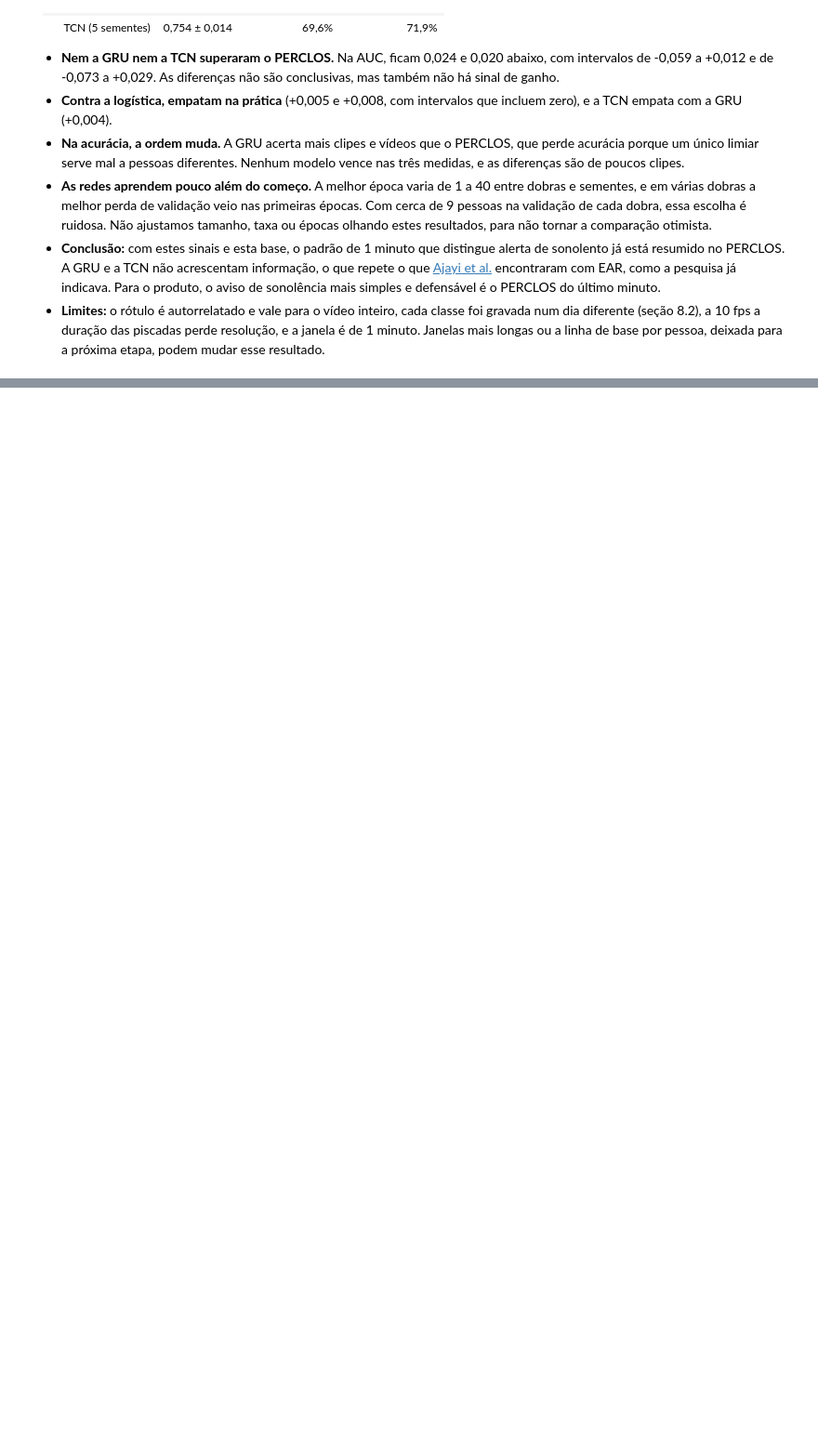
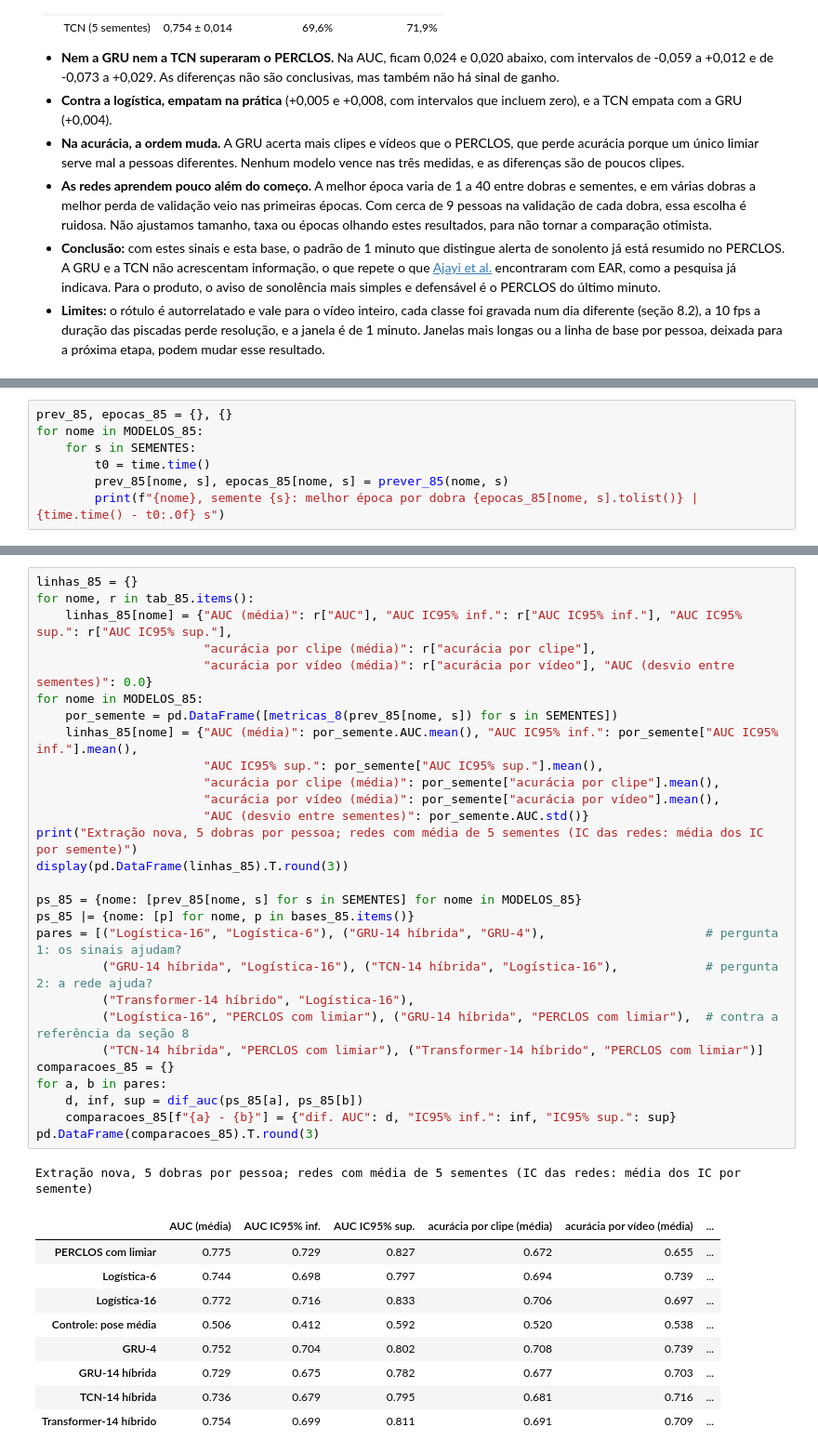
Before and after one commit to rcapozzielli/entrega_final_InsperAI_Wakely, a Jupyter notebook: wakely.ipynb, the cells around one changed output, grey strips where cells are left out. Shown at 93% size. Drawn from its saved outputs; the diff is of its cells as text; blank space fills up the shorter version.

```diff
--- a/wakely.ipynb
+++ b/wakely.ipynb
@@ -2682,0 +3021,7 @@ pd.DataFrame(comparacoes).T.round(3)
+# %%
+prev_85, epocas_85 = {}, {}
+for nome in MODELOS_85:
+    for s in SEMENTES:
+        t0 = time.time()
+        prev_85[nome, s], epocas_85[nome, s] = prever_85(nome, s)
+        print(f"{nome}, semente {s}: melhor época por dobra {epocas_85[nome, s].tolist()} | {time.time() - t0:.0f} s")
@@ -2682,0 +3049,39 @@ pd.DataFrame(comparacoes).T.round(3)
+# %%
+linhas_85 = {}
+for nome, r in tab_85.items():
+    linhas_85[nome] = {"AUC (média)": r["AUC"], "AUC IC95% inf.": r["AUC IC95% inf."], "AUC IC95% sup.": r["AUC IC95% sup."],
+                       "acurácia por clipe (média)": r["acurácia por clipe"],
+                       "acurácia por vídeo (média)": r["acurácia por vídeo"], "AUC (desvio entre sementes)": 0.0}
+for nome in MODELOS_85:
+    por_semente = pd.DataFrame([metricas_8(prev_85[nome, s]) for s in SEMENTES])
+    linhas_85[nome] = {"AUC (média)": por_semente.AUC.mean(), "AUC IC95% inf.": por_semente["AUC IC95% inf."].mean(),
+                       "AUC IC95% sup.": por_semente["AUC IC95% sup."].mean(),
+                       "acurácia por clipe (média)": por_semente["acurácia por clipe"].mean(),
+                       "acurácia por vídeo (média)": por_semente["acurácia por vídeo"].mean(),
+                       "AUC (desvio entre sementes)": por_semente.AUC.std()}
+print("Extração nova, 5 dobras por pessoa; redes com média de 5 sementes (IC das redes: média dos IC por semente)")
+display(pd.DataFrame(linhas_85).T.round(3))
+
+ps_85 = {nome: [prev_85[nome, s] for s in SEMENTES] for nome in MODELOS_85}
+ps_85 |= {nome: [p] for nome, p in bases_85.items()}
+pares = [("Logística-16", "Logística-6"), ("GRU-14 híbrida", "GRU-4"),                      # pergunta 1: os sinais ajudam?
+         ("GRU-14 híbrida", "Logística-16"), ("TCN-14 híbrida", "Logística-16"),            # pergunta 2: a rede ajuda?
+         ("Transformer-14 híbrido", "Logística-16"),
+         ("Logística-16", "PERCLOS com limiar"), ("GRU-14 híbrida", "PERCLOS com limiar"),  # contra a referência da seção 8
+         ("TCN-14 híbrida", "PERCLOS com limiar"), ("Transformer-14 híbrido", "PERCLOS com limiar")]
+comparacoes_85 = {}
+for a, b in pares:
+    d, inf, sup = dif_auc(ps_85[a], ps_85[b])
+    comparacoes_85[f"{a} - {b}"] = {"dif. AUC": d, "IC95% inf.": inf, "IC95% sup.": sup}
+pd.DataFrame(comparacoes_85).T.round(3)
+# %% [output]
+Extração nova, 5 dobras por pessoa; redes com média de 5 sementes (IC das redes: média dos IC por semente)
+|  | AUC (média) | AUC IC95% inf. | AUC IC95% sup. | acurácia por clipe (média) | acurácia por vídeo (média) | ... |
+| PERCLOS com limiar | 0.775 | 0.729 | 0.827 | 0.672 | 0.655 | ... |
+| Logística-6 | 0.744 | 0.698 | 0.797 | 0.694 | 0.739 | ... |
+| Logística-16 | 0.772 | 0.716 | 0.833 | 0.706 | 0.697 | ... |
+| Controle: pose média | 0.506 | 0.412 | 0.592 | 0.520 | 0.538 | ... |
+| GRU-4 | 0.752 | 0.704 | 0.802 | 0.708 | 0.739 | ... |
+| GRU-14 híbrida | 0.729 | 0.675 | 0.782 | 0.677 | 0.703 | ... |
+| TCN-14 híbrida | 0.736 | 0.679 | 0.795 | 0.681 | 0.716 | ... |
+| Transformer-14 híbrido | 0.754 | 0.699 | 0.811 | 0.691 | 0.709 | ... |
```
Also changed, not shown: parts of 14 cells of this notebook, 3 other files.
